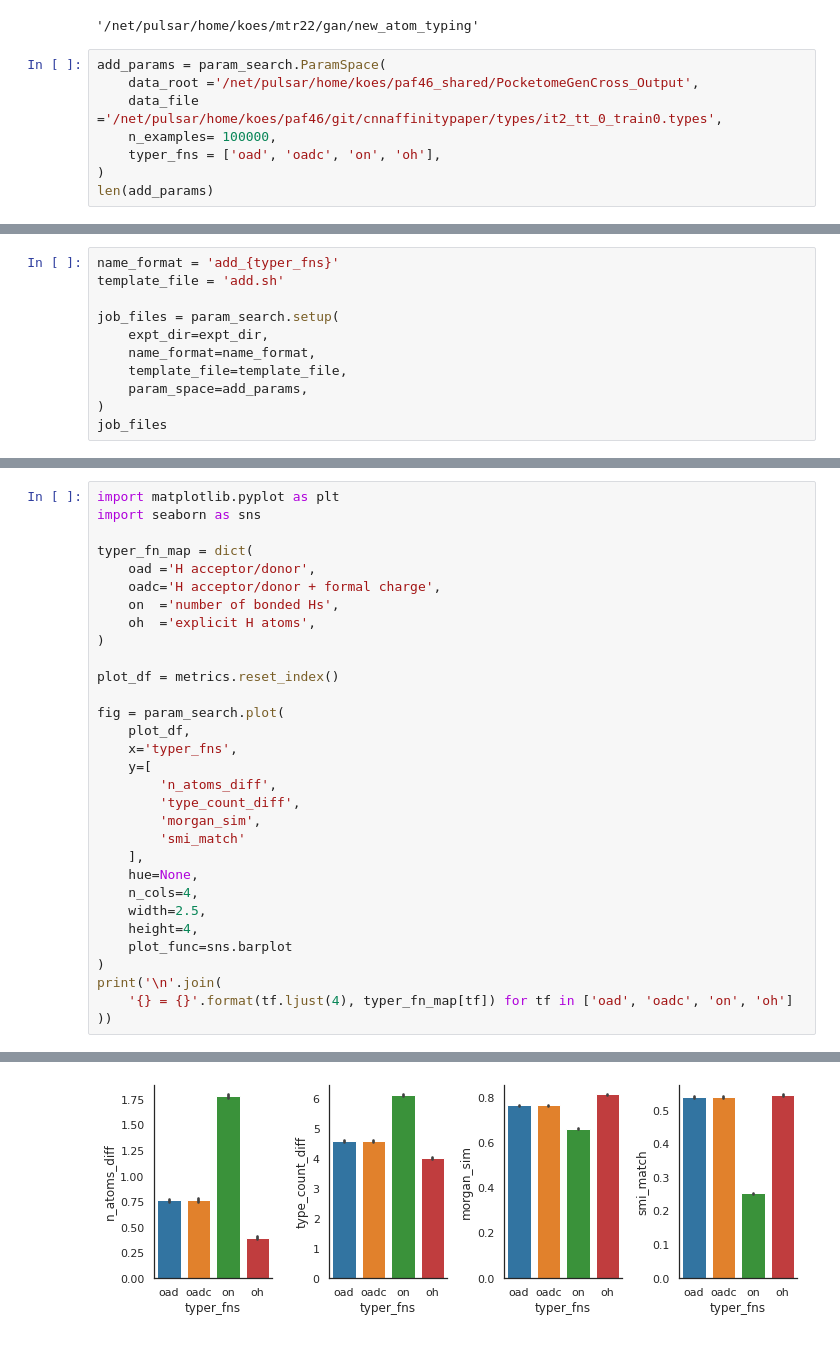
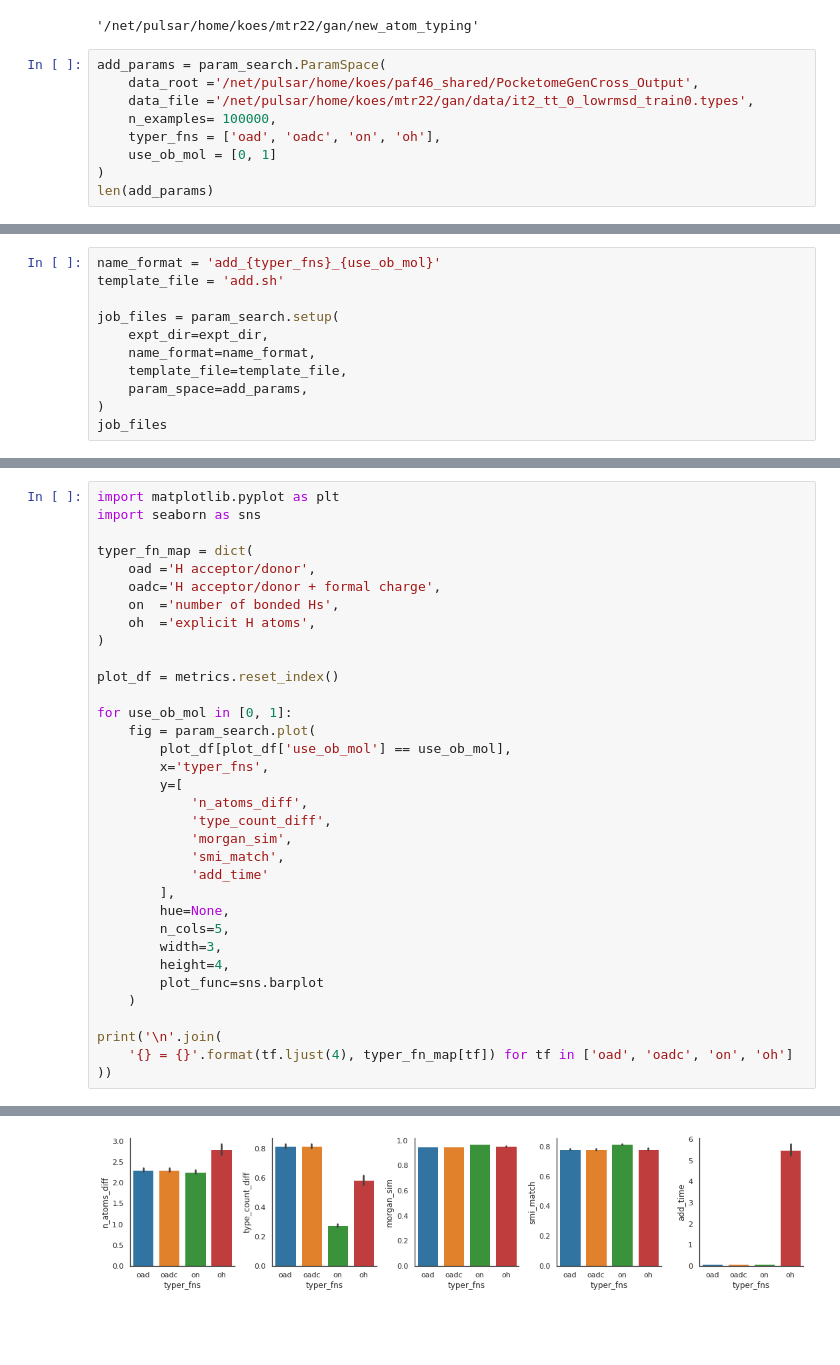
Before and after one commit to mattragoza/ipython-notebooks, a Jupyter notebook: new_atom_typing.ipynb, the cells around one changed output, grey strips where cells are left out. Cells and saved outputs as stored; diff of their text form.

Commit message:
bond adding with new atom typing is reasonably effective (>0.95 sim, >0.80 exact SMILES)

```diff
--- a/new_atom_typing.ipynb
+++ b/new_atom_typing.ipynb
@@ -189,9 +195,10 @@ os.getcwd()
 # %%
 add_params = param_search.ParamSpace(
     data_root ='/net/pulsar/home/koes/paf46_shared/PocketomeGenCross_Output',
-    data_file ='/net/pulsar/home/koes/paf46/git/cnnaffinitypaper/types/it2_tt_0_train0.types',
+    data_file ='/net/pulsar/home/koes/mtr22/gan/data/it2_tt_0_lowrmsd_train0.types',
     n_examples= 100000,
     typer_fns = ['oad', 'oadc', 'on', 'oh'],
+    use_ob_mol = [0, 1]
 )
 len(add_params)
 # %% [output]
@@ -199,5 +206,5 @@ len(add_params)
 # %%
-name_format = 'add_{typer_fns}'
+name_format = 'add_{typer_fns}_{use_ob_mol}'
 template_file = 'add.sh'
 
 job_files = param_search.setup(
@@ -290,37 +325,40 @@ metrics
 # %%
 import matplotlib.pyplot as plt
 import seaborn as sns
 
 typer_fn_map = dict(
     oad ='H acceptor/donor',
     oadc='H acceptor/donor + formal charge',
     on  ='number of bonded Hs',
     oh  ='explicit H atoms',
 )
 
 plot_df = metrics.reset_index()
 
-fig = param_search.plot(
-    plot_df,
-    x='typer_fns',
-    y=[
-        'n_atoms_diff',
-        'type_count_diff',
-        'morgan_sim',
-        'smi_match'
-    ],
-    hue=None,
-    n_cols=4,
-    width=2.5,
-    height=4,
-    plot_func=sns.barplot
-)
+for use_ob_mol in [0, 1]:
+    fig = param_search.plot(
+        plot_df[plot_df['use_ob_mol'] == use_ob_mol],
+        x='typer_fns',
+        y=[
+            'n_atoms_diff',
+            'type_count_diff',
+            'morgan_sim',
+            'smi_match',
+            'add_time'
+        ],
+        hue=None,
+        n_cols=5,
+        width=3,
+        height=4,
+        plot_func=sns.barplot
+    )
+
 print('\n'.join(
     '{} = {}'.format(tf.ljust(4), typer_fn_map[tf]) for tf in ['oad', 'oadc', 'on', 'oh']
 ))
 # %% [output]
 oad  = H acceptor/donor
 oadc = H acceptor/donor + formal charge
 on   = number of bonded Hs
 oh   = explicit H atoms
-[figure, old version]
+[figure, new version]
```
Also changed, not shown: parts of 13 cells of this notebook.
